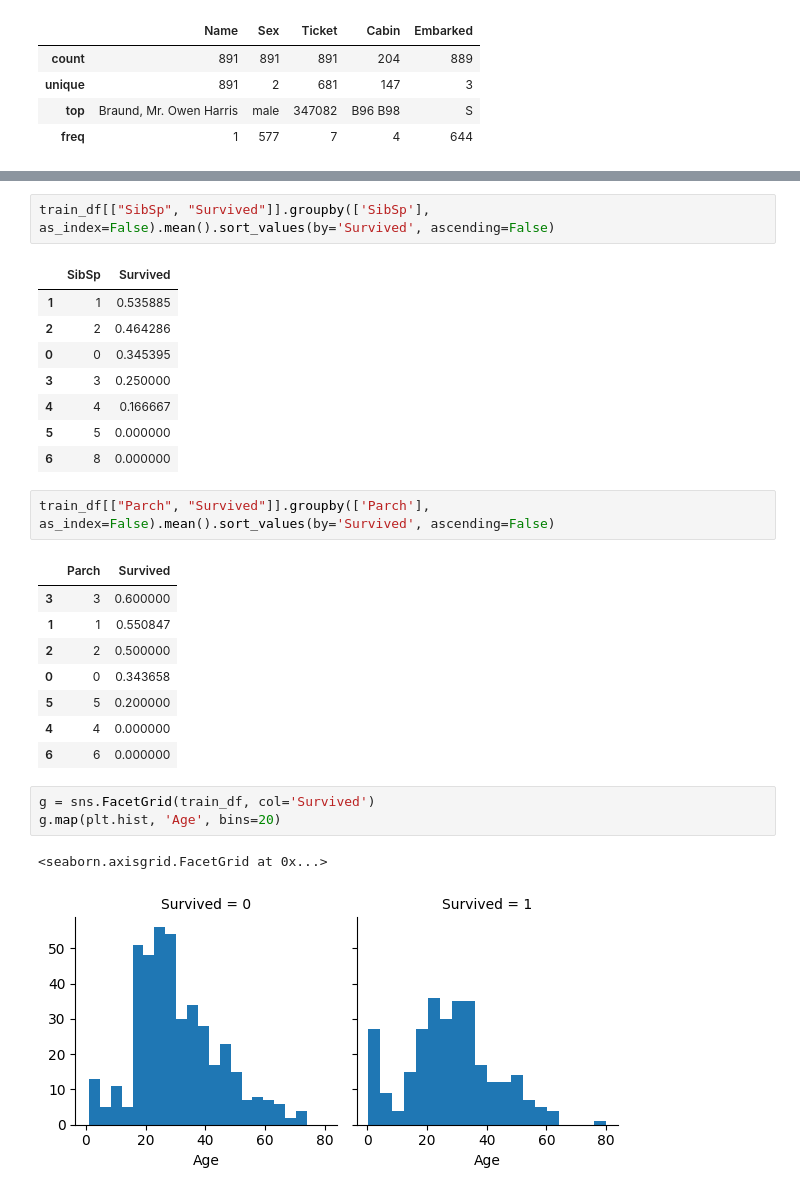
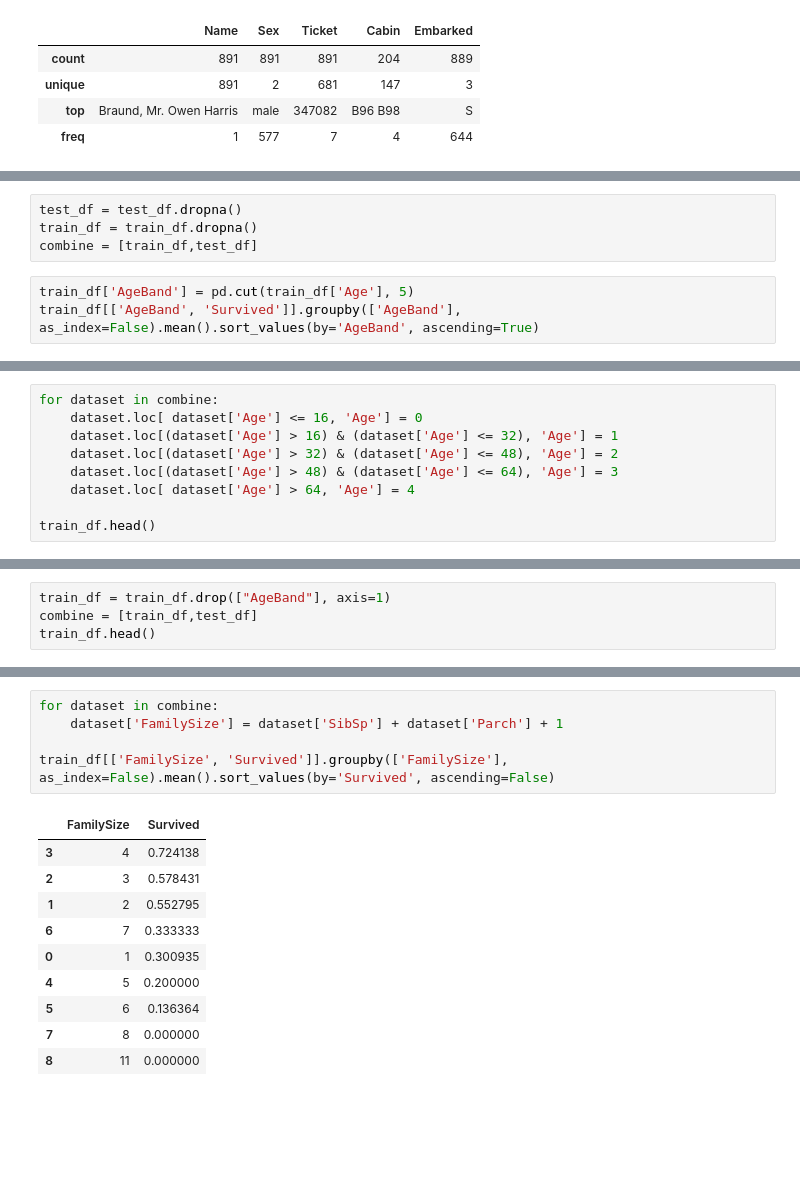
Before and after one commit to NidhiTheBerde/titanic, a Jupyter notebook: final.ipynb, the cells around one changed output, grey strips where cells are left out. Drawn from its saved outputs; the diff is of its cells as text; blank space fills up the shorter version.

```diff
--- a/final.ipynb
+++ b/final.ipynb
@@ -133,0 +331,7 @@ train_df[["Sex", "Survived"]].groupby(['Sex'], as_index=False).mean().sort_value
+# %%
+test_df = test_df.dropna()
+train_df = train_df.dropna()
+combine = [train_df,test_df]
+# %%
+train_df['AgeBand'] = pd.cut(train_df['Age'], 5)
+train_df[['AgeBand', 'Survived']].groupby(['AgeBand'], as_index=False).mean().sort_values(by='AgeBand', ascending=True)
@@ -133,0 +345,9 @@ train_df[["Sex", "Survived"]].groupby(['Sex'], as_index=False).mean().sort_value
+# %%
+for dataset in combine:
+    dataset.loc[ dataset['Age'] <= 16, 'Age'] = 0
+    dataset.loc[(dataset['Age'] > 16) & (dataset['Age'] <= 32), 'Age'] = 1
+    dataset.loc[(dataset['Age'] > 32) & (dataset['Age'] <= 48), 'Age'] = 2
+    dataset.loc[(dataset['Age'] > 48) & (dataset['Age'] <= 64), 'Age'] = 3
+    dataset.loc[ dataset['Age'] > 64, 'Age'] = 4
+
+train_df.head()
@@ -133,0 +370,4 @@ train_df[["Sex", "Survived"]].groupby(['Sex'], as_index=False).mean().sort_value
+# %%
+train_df = train_df.drop(["AgeBand"], axis=1)
+combine = [train_df,test_df]
+train_df.head()
@@ -134,28 +381,16 @@ train_df[["Sex", "Survived"]].groupby(['Sex'], as_index=False).mean().sort_value
 # %%
-train_df[["SibSp", "Survived"]].groupby(['SibSp'], as_index=False).mean().sort_values(by='Survived', ascending=False)
+for dataset in combine:
+    dataset['FamilySize'] = dataset['SibSp'] + dataset['Parch'] + 1
+
+train_df[['FamilySize', 'Survived']].groupby(['FamilySize'], as_index=False).mean().sort_values(by='Survived', ascending=False)
 # %% [output]
-|  | SibSp | Survived |
-| 1 | 1 | 0.535885 |
-| 2 | 2 | 0.464286 |
-| 0 | 0 | 0.345395 |
-| 3 | 3 | 0.250000 |
-| 4 | 4 | 0.166667 |
-| 5 | 5 | 0.000000 |
-| 6 | 8 | 0.000000 |
+|  | FamilySize | Survived |
+| 3 | 4 | 0.724138 |
+| 2 | 3 | 0.578431 |
+| 1 | 2 | 0.552795 |
+| 6 | 7 | 0.333333 |
+| 0 | 1 | 0.300935 |
+| 4 | 5 | 0.200000 |
+| 5 | 6 | 0.136364 |
+| 7 | 8 | 0.000000 |
+| 8 | 11 | 0.000000 |
-# %%
-train_df[["Parch", "Survived"]].groupby(['Parch'], as_index=False).mean().sort_values(by='Survived', ascending=False)
-# %% [output]
-|  | Parch | Survived |
-| 3 | 3 | 0.600000 |
-| 1 | 1 | 0.550847 |
-| 2 | 2 | 0.500000 |
-| 0 | 0 | 0.343658 |
-| 5 | 5 | 0.200000 |
-| 4 | 4 | 0.000000 |
-| 6 | 6 | 0.000000 |
-# %%
-g = sns.FacetGrid(train_df, col='Survived')
-g.map(plt.hist, 'Age', bins=20)
-# %% [output]
-<seaborn.axisgrid.FacetGrid at 0x...>
-[figure, removed]
```
Also changed, not shown: parts of 37 cells of this notebook.
